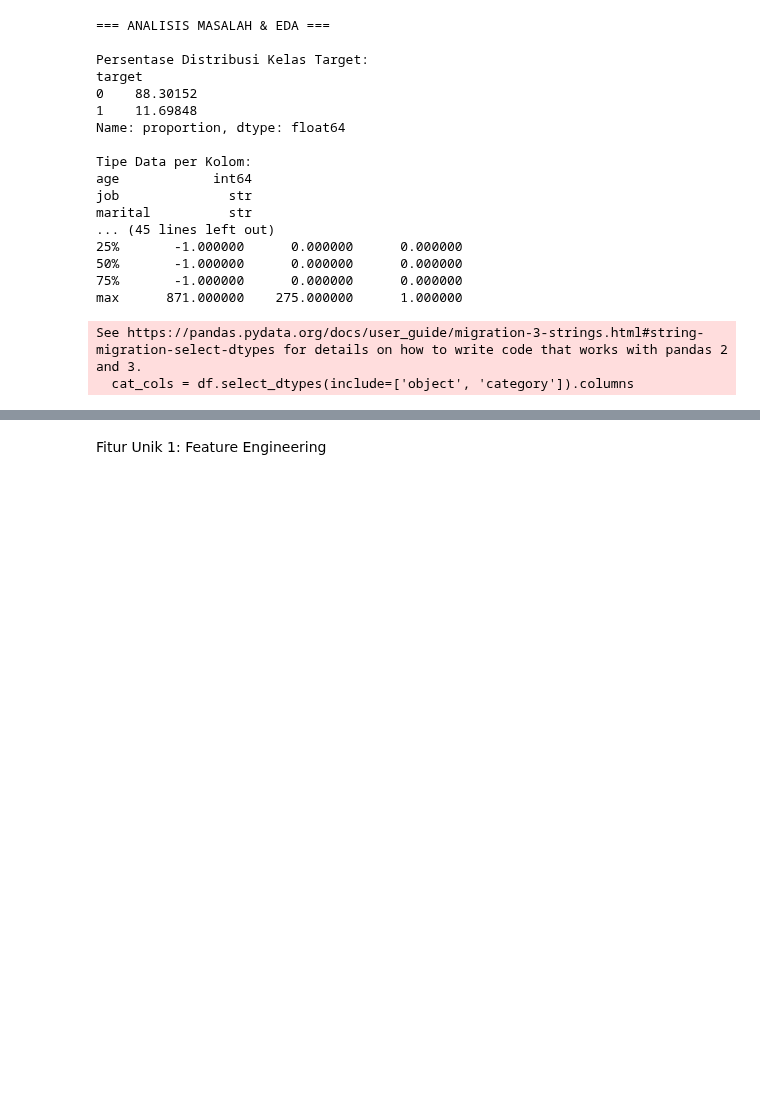
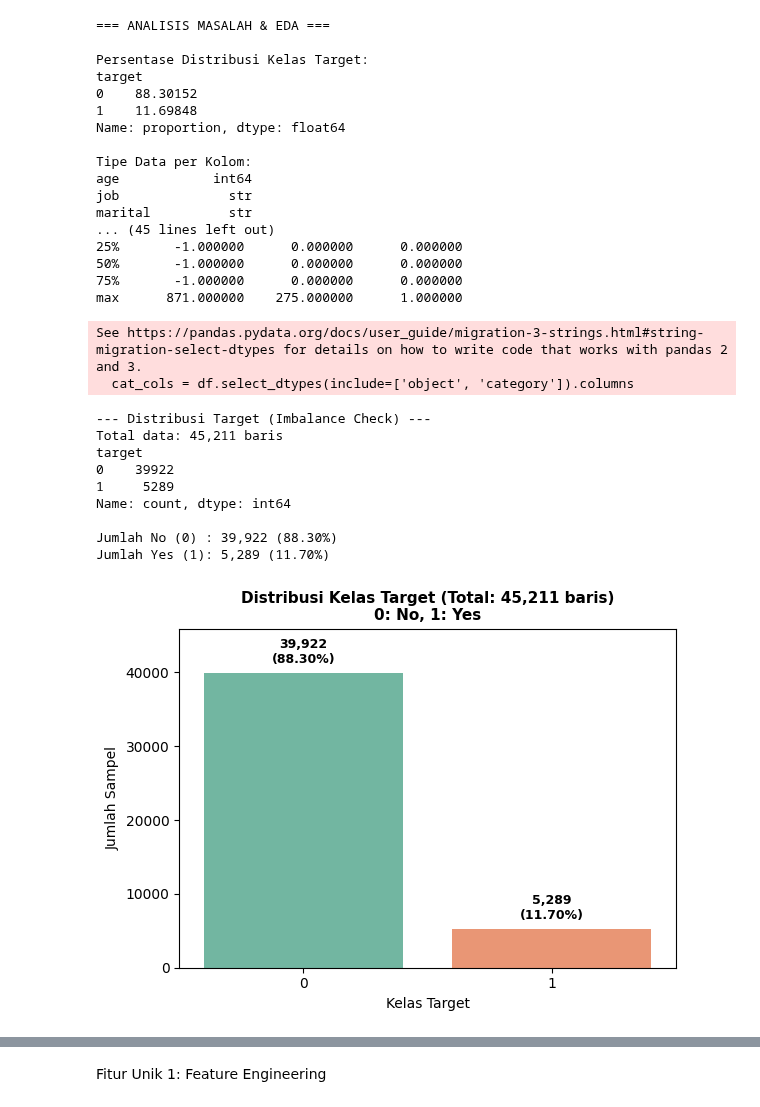
Before and after one commit to VincentArfan/Prediksi-Deposito-Bank, a Jupyter notebook: DeepLearning_Tugas1.ipynb, the cells around one changed output, grey strips where cells are left out. Drawn from its saved outputs; the diff is of its cells as text; code cells hidden in the pictures; blank space fills up the shorter version.

```diff
--- a/DeepLearning_Tugas1.ipynb
+++ b/DeepLearning_Tugas1.ipynb
@@ -112,3 +112,47 @@ marital          str
 max      871.000000    275.000000      1.000000
 See https://pandas.pydata.org/docs/user_guide/migration-3-strings.html#string-migration-select-dtypes for details on how to write code that works with pandas 2 and 3.
   cat_cols = df.select_dtypes(include=['object', 'category']).columns
+# %%
+# a. Distribusi Label/Kelas
+print("--- Distribusi Target (Imbalance Check) ---")
+target_counts = df['target'].value_counts().sort_index()
+total_data = len(df)
+
+print(f"Total data: {total_data:,} baris")
+print(target_counts)
+print()
+print(f"Jumlah No (0) : {target_counts.get(0, 0):,} ({target_counts.get(0, 0)/total_data*100:.2f}%)")
+print(f"Jumlah Yes (1): {target_counts.get(1, 0):,} ({target_counts.get(1, 0)/total_data*100:.2f}%)")
+
+plt.figure(figsize=(6, 4.5))
+
+ax = sns.countplot(data=df, x='target', hue='target', palette='Set2', legend=False)
+
+for p in ax.patches:
+    height = int(p.get_height())
+    percentage = (height / total_data) * 100
+    ax.annotate(f'{height:,}\n({percentage:.2f}%)',
+                (p.get_x() + p.get_width() / 2., height),
+                ha='center', va='bottom',
+                xytext=(0, 5),
+                textcoords='offset points',
+                fontsize=9, fontweight='bold')
+
+plt.title(f'Distribusi Kelas Target (Total: {total_data:,} baris)\n0: No, 1: Yes', fontsize=11, fontweight='bold')
+plt.xlabel('Kelas Target', fontsize=10)
+plt.ylabel('Jumlah Sampel', fontsize=10)
+
+plt.ylim(0, max(target_counts) * 1.15)
+plt.tight_layout()
+plt.show()
+# %% [output]
+--- Distribusi Target (Imbalance Check) ---
+Total data: 45,211 baris
+target
+0    39922
+1     5289
+Name: count, dtype: int64
+
+Jumlah No (0) : 39,922 (88.30%)
+Jumlah Yes (1): 5,289 (11.70%)
+[figure, added]
```
Also changed, not shown: parts of 5 cells of this notebook.
